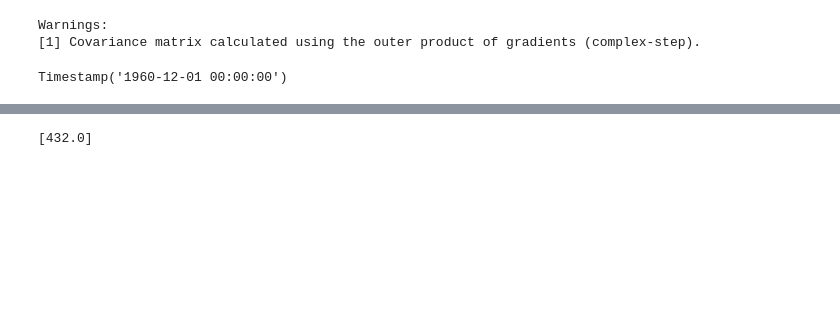
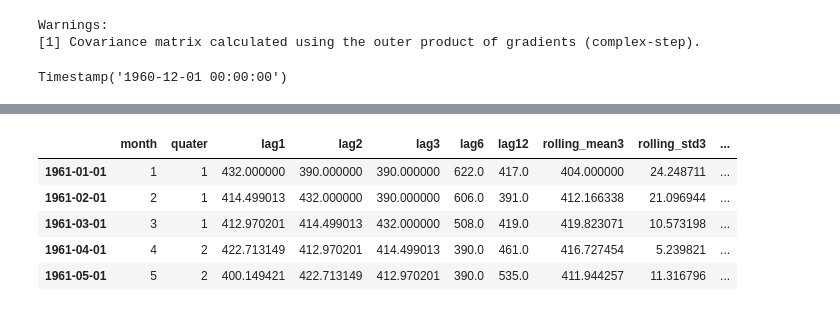
Before and after one commit to iamblack08/Air-passenger-prediction, a Jupyter notebook: sarimax.ipynb, the cells around one changed output, grey strips where cells are left out. Cells and saved outputs as stored; diff of their text form; code cells hidden in the pictures; blank space fills up the shorter version.

```diff
--- a/sarimax.ipynb
+++ b/sarimax.ipynb
@@ -383,4 +377,0 @@ last_value= df['#Passengers'].iloc[-1:].values.tolist()
-# %%
-last_value
-# %% [output]
-[432.0]
@@ -386,0 +448,9 @@ last_value
+# %%
+future_exog.head()
+# %% [output]
+|  | month | quater | lag1 | lag2 | lag3 | lag6 | lag12 | rolling_mean3 | rolling_std3 | ... |
+| 1961-01-01 | 1 | 1 | 432.000000 | 390.000000 | 390.000000 | 622.0 | 417.0 | 404.000000 | 24.248711 | ... |
+| 1961-02-01 | 2 | 1 | 414.499013 | 432.000000 | 390.000000 | 606.0 | 391.0 | 412.166338 | 21.096944 | ... |
+| 1961-03-01 | 3 | 1 | 412.970201 | 414.499013 | 432.000000 | 508.0 | 419.0 | 419.823071 | 10.573198 | ... |
+| 1961-04-01 | 4 | 2 | 422.713149 | 412.970201 | 414.499013 | 390.0 | 461.0 | 416.727454 | 5.239821 | ... |
+| 1961-05-01 | 5 | 2 | 400.149421 | 422.713149 | 412.970201 | 390.0 | 535.0 | 411.944257 | 11.316796 | ... |
```
Also changed, not shown: parts of 10 cells of this notebook, 3 other files.
